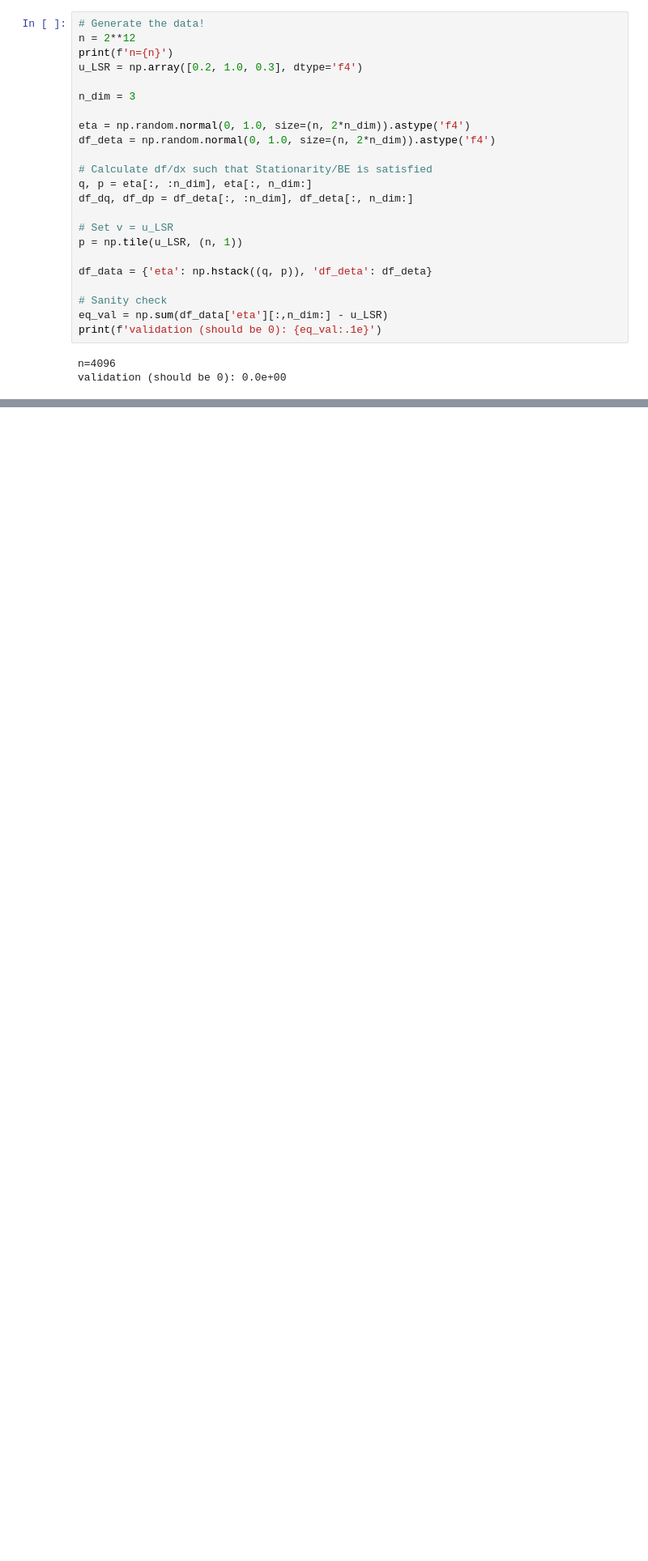
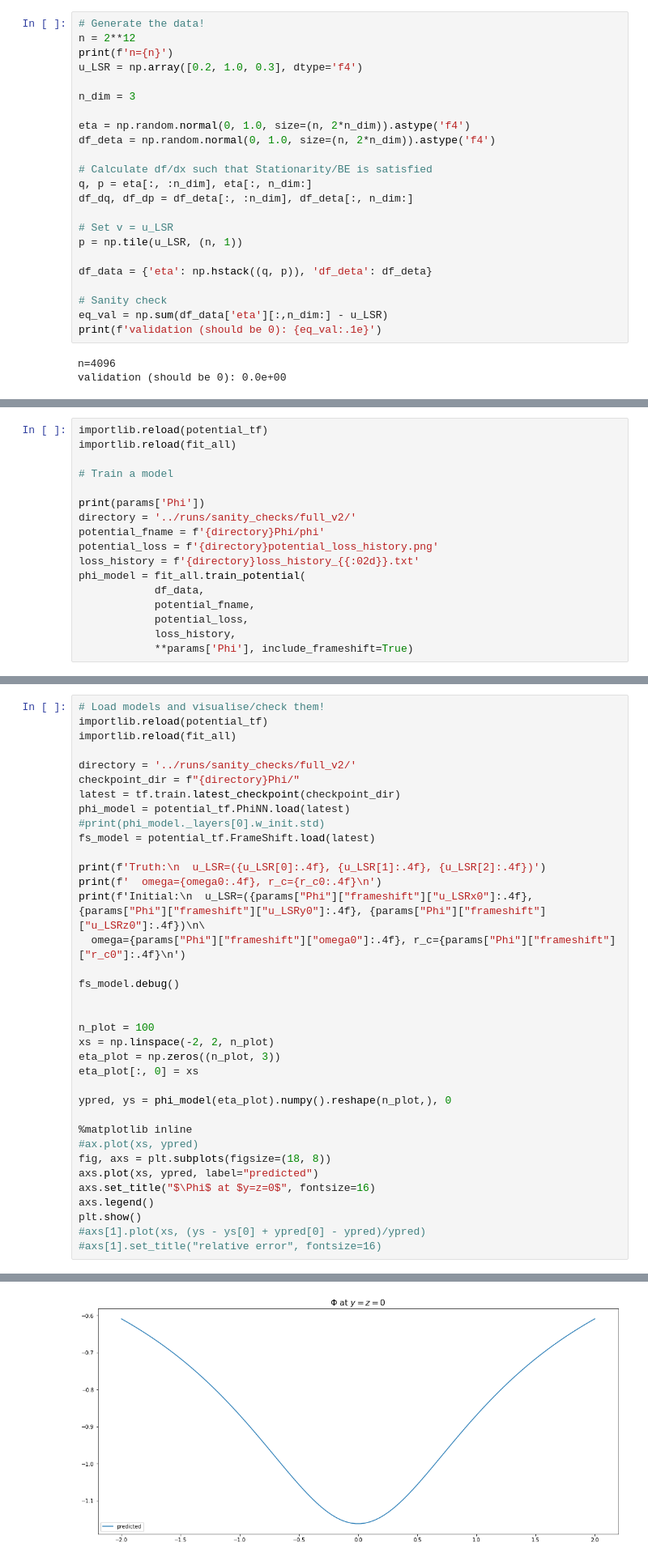
Before and after one commit to gregreen/deep-potential, a Jupyter notebook: notebooks/test_frameshift.ipynb, the cells around one changed output, grey strips where cells are left out. Shown at 81% size. Saved outputs shown, nothing was run; the diff lists cells and outputs as text; blank space fills up the shorter version.

```diff
--- a/notebooks/test_frameshift.ipynb
+++ b/notebooks/test_frameshift.ipynb
@@ -678,0 +983,17 @@ array([[0, 0, 0],
+# %%
+importlib.reload(potential_tf)
+importlib.reload(fit_all)
+
+# Train a model
+
+print(params['Phi'])
+directory = '../runs/sanity_checks/full_v2/'
+potential_fname = f'{directory}Phi/phi'
+potential_loss = f'{directory}potential_loss_history.png'
+loss_history = f'{directory}loss_history_{{:02d}}.txt'
+phi_model = fit_all.train_potential(
+            df_data,
+            potential_fname,
+            potential_loss,
+            loss_history,
+            **params['Phi'], include_frameshift=True)
@@ -678,0 +1129,37 @@ array([[0, 0, 0],
+# %%
+# Load models and visualise/check them!
+importlib.reload(potential_tf)
+importlib.reload(fit_all)
+
+directory = '../runs/sanity_checks/full_v2/'
+checkpoint_dir = f"{directory}Phi/"
+latest = tf.train.latest_checkpoint(checkpoint_dir)
+phi_model = potential_tf.PhiNN.load(latest)
+#print(phi_model._layers[0].w_init.std)
+fs_model = potential_tf.FrameShift.load(latest)
+
+print(f'Truth:\n  u_LSR=({u_LSR[0]:.4f}, {u_LSR[1]:.4f}, {u_LSR[2]:.4f})')
+print(f'  omega={omega0:.4f}, r_c={r_c0:.4f}\n')
+print(f'Initial:\n  u_LSR=({params["Phi"]["frameshift"]["u_LSRx0"]:.4f}, {params["Phi"]["frameshift"]["u_LSRy0"]:.4f}, {params["Phi"]["frameshift"]["u_LSRz0"]:.4f})\n\
+  omega={params["Phi"]["frameshift"]["omega0"]:.4f}, r_c={params["Phi"]["frameshift"]["r_c0"]:.4f}\n')
+
+fs_model.debug()
+
+
+n_plot = 100
+xs = np.linspace(-2, 2, n_plot)
+eta_plot = np.zeros((n_plot, 3))
+eta_plot[:, 0] = xs
+
+ypred, ys = phi_model(eta_plot).numpy().reshape(n_plot,), 0
+
+%matplotlib inline
+#ax.plot(xs, ypred)
+fig, axs = plt.subplots(figsize=(18, 8))
+axs.plot(xs, ypred, label="predicted")
+axs.set_title("$\Phi$ at $y=z=0$", fontsize=16)
+axs.legend()
+plt.show()
+#axs[1].plot(xs, (ys - ys[0] + ypred[0] - ypred)/ypred)
+#axs[1].set_title("relative error", fontsize=16)
+# %% [output]
@@ -678,0 +1183 @@ array([[0, 0, 0],
+[figure, added]
```
Also changed, not shown: parts of 22 cells of this notebook, 4 other files.
